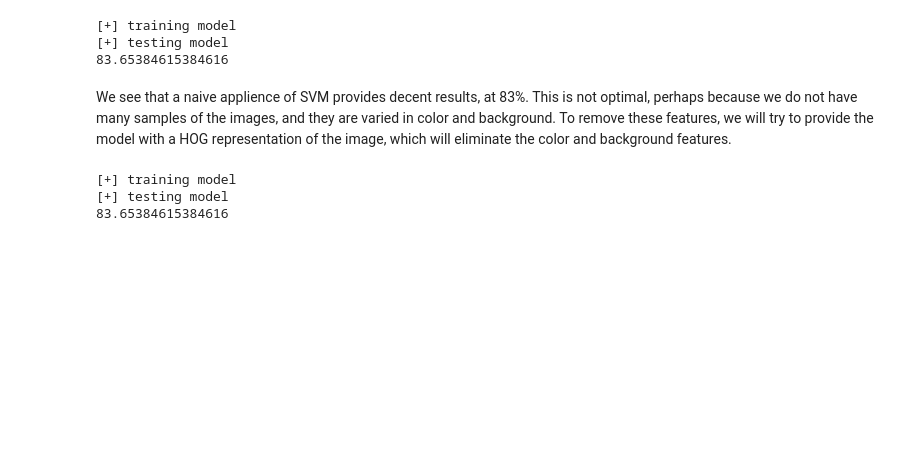
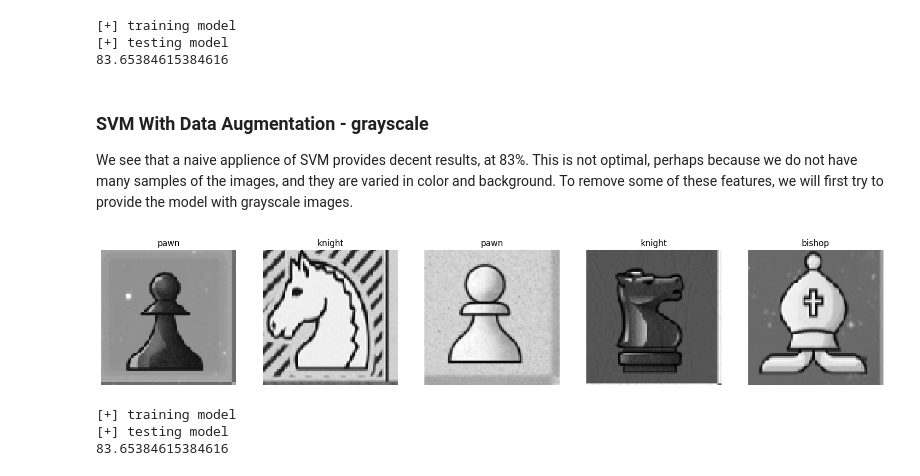
Before and after one commit to ykrinsky/MasterChessMind, a Jupyter notebook: project_all.ipynb, the cells around one changed output. Cells and saved outputs as stored; diff of their text form; code cells hidden in the pictures; blank space fills up the shorter version.

```diff
--- a/project_all.ipynb
+++ b/project_all.ipynb
@@ -579,7 +584,23 @@ model_1 = do_svm(x_train, y_train, x_test, y_test)
 [+] testing model
 83.65384615384616
 # %% [markdown]
+### SVM With Data Augmentation - grayscale
 We see that a naive applience of SVM provides decent results, at 83%.
 This is not optimal, perhaps because we do not have many samples of the images, and they are varied in color and background.
-To remove these features, we will try to provide the model with a HOG representation of the image, which will eliminate the color and background features.
+To remove some of these features, we will first try to provide the model with grayscale images.
+# %%
+def get_images_gs(image_paths):
+    return np.array([cv2.imread(p,  cv2.IMREAD_GRAYSCALE) for p in image_paths])
+
+# display some train images in gs for visualization
+x_train_gs = get_images_gs(train['image'])
+fig, axes = plt.subplots(1, 5, figsize=(20, 20))
+
+for i, ax in enumerate(axes):
+    ax.imshow(x_train_gs[i], cmap='gray')
+    ax.axis('off')
+    ax.set_title(train['label'].iloc[i])
+plt.show()
+# %% [output]
+[figure, added]
 # %%
```
Also changed, not shown: parts of 19 cells of this notebook, 3 other files.
